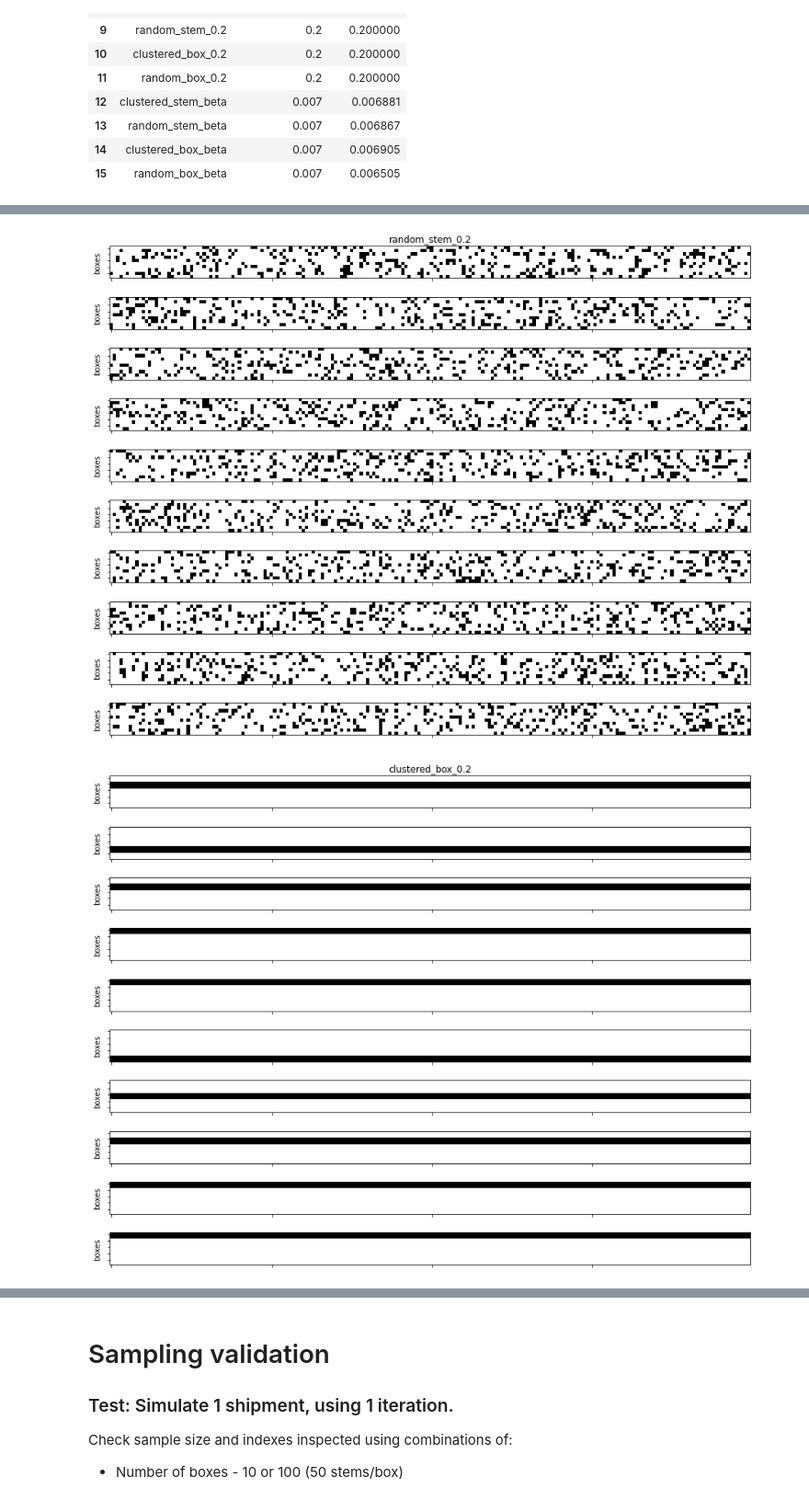
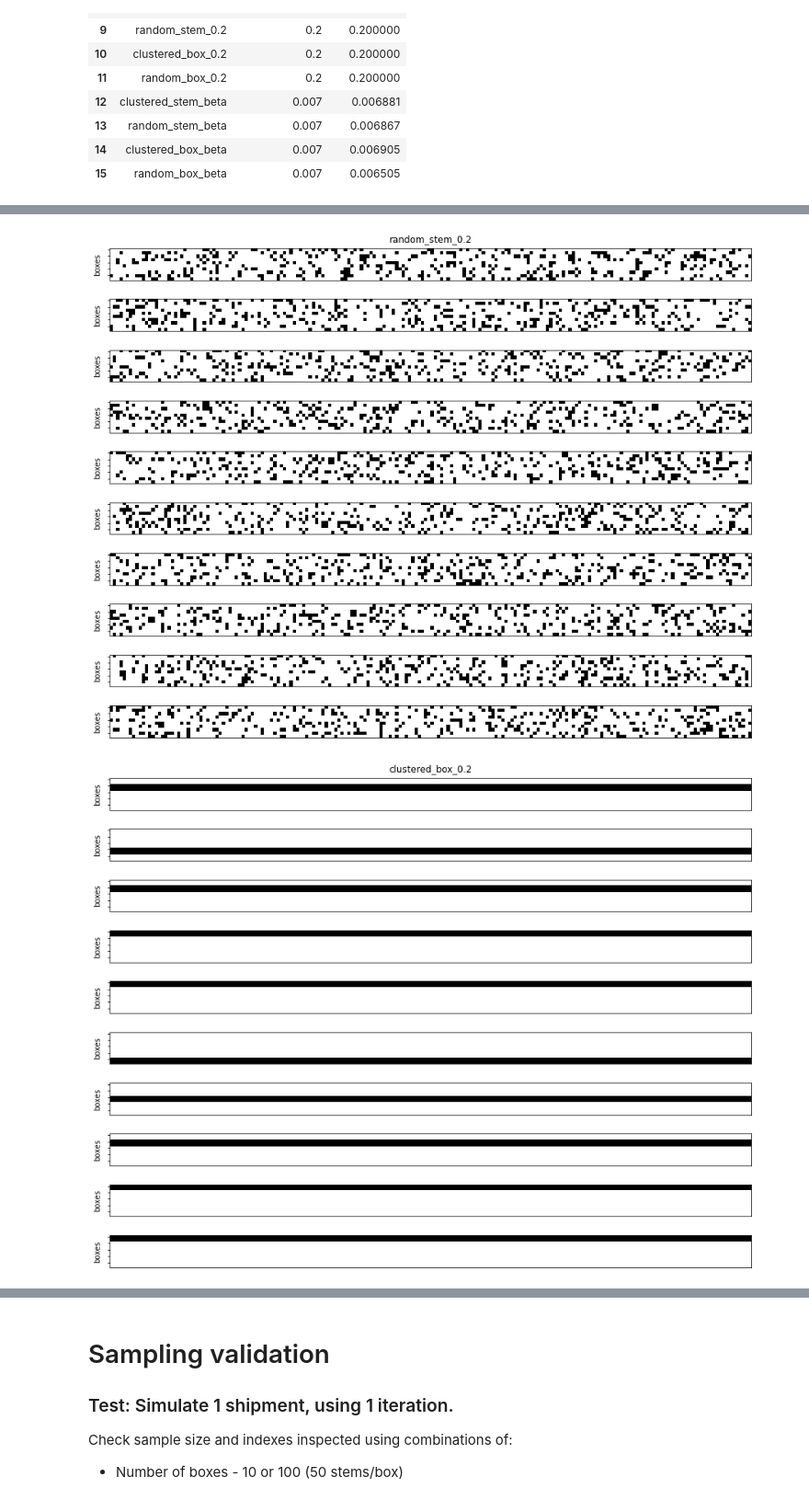
Before and after one commit to ncsu-landscape-dynamics/popsborder, a Jupyter notebook: validation_plots.ipynb, the cells around one changed output, grey strips where cells are left out. Shown at 92% size. Cells and saved outputs as stored; diff of their text form; code cells hidden in the pictures.

```diff
--- a/validation_plots.ipynb
+++ b/validation_plots.ipynb
@@ -200,9 +184,8 @@ for index, scenario in enumerate(scenarios):
     for i in range(len(stems_by_shipment)):
         axs[i].matshow(stems_by_shipment[i], cmap='Greys')
         axs[i].set_ylabel('boxes')
-        #axs[i].set_xlabel('stems')
         axs[i].set_yticklabels([])
-        axs[i].tick_params(labeltop=False, top=False)
+        axs[i].tick_params(labeltop=False, top=False, bottom=False)
         if i == 0:
             axs[i].set_title(scenario)
 # %% [output]
@@ -218,2 +201,2 @@ for index, scenario in enumerate(scenarios):
-[figure, old version]
+[figure, new version]
-[figure, old version]
+[figure, new version]
```
Also changed, not shown: parts of 30 cells of this notebook.
